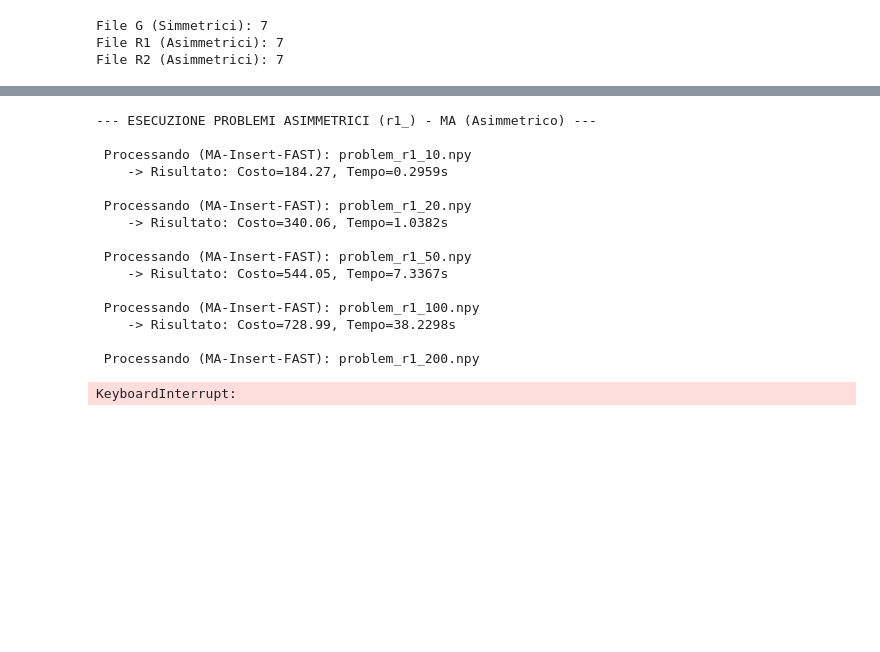
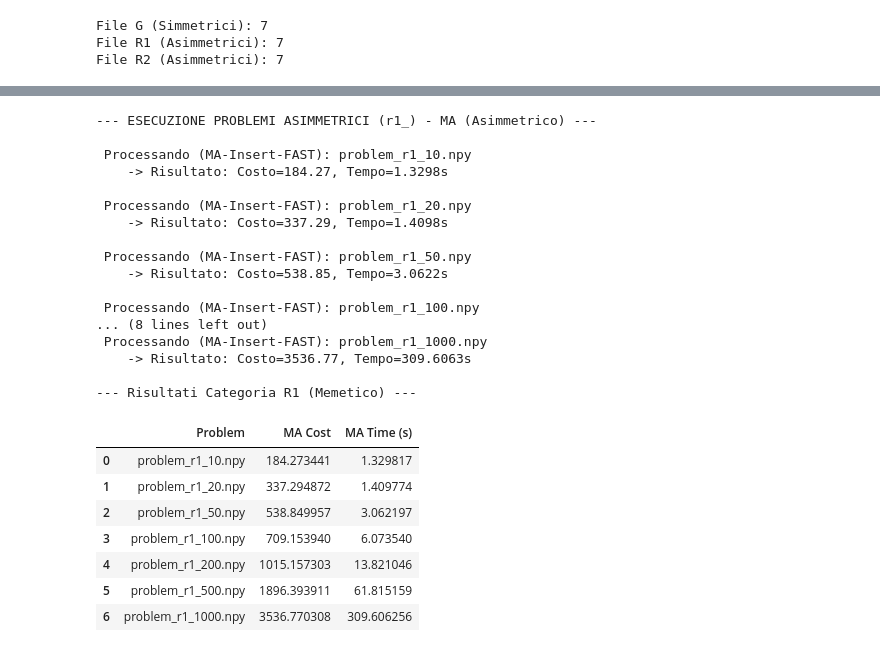
Before and after one commit to AlesCarl/CI2025_lab2, a Jupyter notebook: tsp.ipynb, the cells around one changed output, grey strips where cells are left out. Cells and saved outputs as stored; diff of their text form; code cells hidden in the pictures; blank space fills up the shorter version.

```diff
--- a/tsp.ipynb
+++ b/tsp.ipynb
@@ -566,4 +578,13 @@ display(g_df)
 # %%
+'''
+        population_size=200,
+        generations=400,
+        elite_size=10,
+        mutation_rate=0.1,
+        local_search_rate=0.25
+'''
+
+
 
 # --- ESECUZIONE PROBLEMI ASIMMETRICI (r1_) con Algoritmo Memetico (Asimmetrico) ---
 
@@ -580,41 +601,50 @@ for problem_file_path in r1_files:
     # REGOLA I PARAMETRI QUI
     ma_sol, ma_cost = memetic_algorithm_ATSP(
         problem_matrix,
-        population_size=100,
-        generations=200,    # Aumenta per problemi più grandi
-        elite_rate=0.2,     # 20% di élite
-        mutation_rate=0.1,
-        local_search_rate=0.25, # Applica 'insert' al 25% dei figli
+        population_size=200,
+        generations=450,    # Aumenta per problemi più grandi
+        elite_rate=0.15,     # 20% di élite
+        mutation_rate=0.2,   # 10%
+        local_search_rate=0.20, # Applica 'insert' al 25% dei figli
         tournament_k=5
     )
 
     ma_time = time.time() - start_time
 
     print(f"    -> Risultato: Costo={ma_cost:.2f}, Tempo={ma_time:.4f}s")
 
     r1_results.append({
         'Problem': problem_name,
         'MA Cost': ma_cost,
         'MA Time (s)': ma_time
     })
 
 print("\n--- Risultati Categoria R1 (Memetico) ---")
 r1_df = pd.DataFrame(r1_results)
 display(r1_df)
 # %% [output]
 --- ESECUZIONE PROBLEMI ASIMMETRICI (r1_) - MA (Asimmetrico) ---
 
  Processando (MA-Insert-FAST): problem_r1_10.npy
-    -> Risultato: Costo=184.27, Tempo=0.2959s
+    -> Risultato: Costo=184.27, Tempo=1.3298s
 
  Processando (MA-Insert-FAST): problem_r1_20.npy
-    -> Risultato: Costo=340.06, Tempo=1.0382s
+    -> Risultato: Costo=337.29, Tempo=1.4098s
 
  Processando (MA-Insert-FAST): problem_r1_50.npy
-    -> Risultato: Costo=544.05, Tempo=7.3367s
+    -> Risultato: Costo=538.85, Tempo=3.0622s
 
  Processando (MA-Insert-FAST): problem_r1_100.npy
-    -> Risultato: Costo=728.99, Tempo=38.2298s
+... (8 lines left out)
+ Processando (MA-Insert-FAST): problem_r1_1000.npy
+    -> Risultato: Costo=3536.77, Tempo=309.6063s
 
- Processando (MA-Insert-FAST): problem_r1_200.npy
+--- Risultati Categoria R1 (Memetico) ---
-KeyboardInterrupt:
+|  | Problem | MA Cost | MA Time (s) |
+| 0 | problem_r1_10.npy | 184.273441 | 1.329817 |
+| 1 | problem_r1_20.npy | 337.294872 | 1.409774 |
+| 2 | problem_r1_50.npy | 538.849957 | 3.062197 |
+| 3 | problem_r1_100.npy | 709.153940 | 6.073540 |
+| 4 | problem_r1_200.npy | 1015.157303 | 13.821046 |
+| 5 | problem_r1_500.npy | 1896.393911 | 61.815159 |
+| 6 | problem_r1_1000.npy | 3536.770308 | 309.606256 |
```
Also changed, not shown: parts of 14 cells of this notebook.
